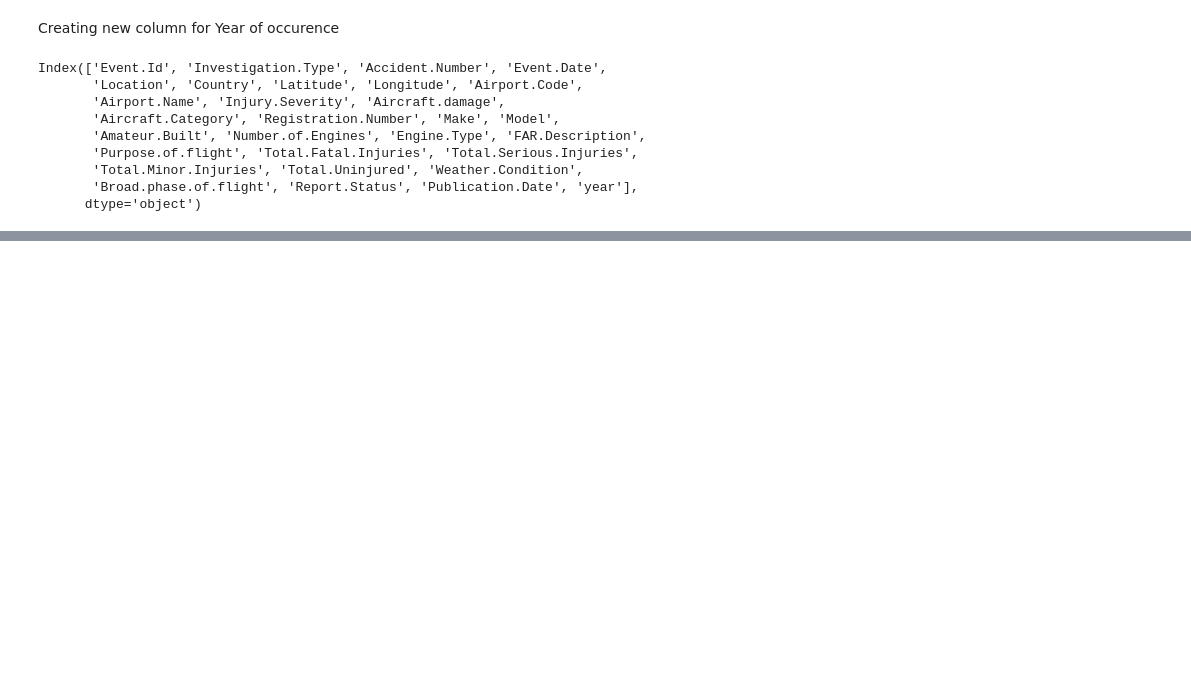
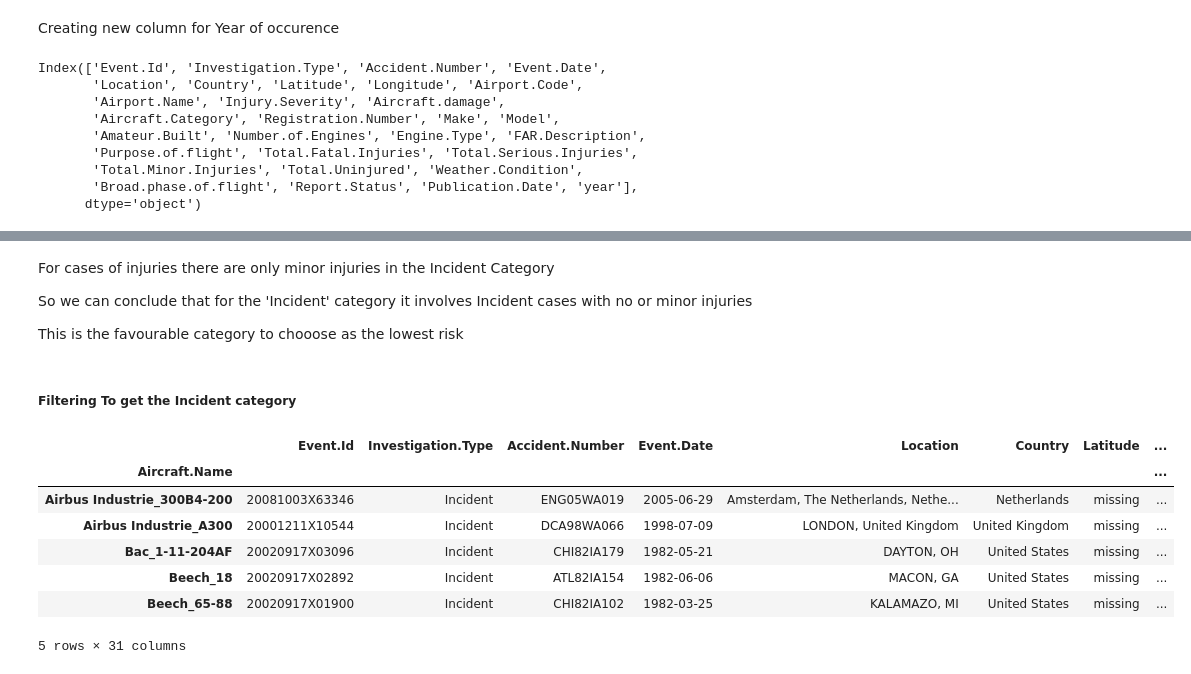
Before and after one commit to ericks-on/Aircraft_Risk_Analysis, a Jupyter notebook: index.ipynb, the cells around one changed output, grey strips where cells are left out. Saved outputs shown, nothing was run; the diff lists cells and outputs as text; code cells hidden in the pictures; blank space fills up the shorter version.

```diff
--- a/index.ipynb
+++ b/index.ipynb
@@ -354,0 +485,5 @@ Index(['Event.Id', 'Investigation.Type', 'Accident.Number', 'Event.Date',
+# %%
+accident_incident_count_df['total_count'] = (
+    accident_incident_count_df['Accident'] +
+    accident_incident_count_df['Incident']
+)
@@ -354,0 +630,23 @@ Index(['Event.Id', 'Investigation.Type', 'Accident.Number', 'Event.Date',
+# %% [markdown]
+For cases of injuries there are only minor injuries in the Incident Category
+
+So we can conclude that for the 'Incident' category it involves Incident cases with no or minor injuries
+
+This is the favourable category to chooose as the lowest risk
+# %% [markdown]
+##### Filtering To get the Incident category
+# %%
+second_metric_df = first_metric_df[
+    first_metric_df['Injury.Severity'] == 'Incident'
+]
+
+second_metric_df.head()
+# %% [output]
+|  | Event.Id | Investigation.Type | Accident.Number | Event.Date | Location | Country | Latitude | ... |
+| Aircraft.Name |  |  |  |  |  |  |  | ... |
+| Airbus Industrie_300B4-200 | 20081003X63346 | Incident | ENG05WA019 | 2005-06-29 | Amsterdam, The Netherlands, Nethe... | Netherlands | missing | ... |
+| Airbus Industrie_A300 | 20001211X10544 | Incident | DCA98WA066 | 1998-07-09 | LONDON, United Kingdom | United Kingdom | missing | ... |
+| Bac_1-11-204AF | 20020917X03096 | Incident | CHI82IA179 | 1982-05-21 | DAYTON, OH | United States | missing | ... |
+| Beech_18 | 20020917X02892 | Incident | ATL82IA154 | 1982-06-06 | MACON, GA | United States | missing | ... |
+| Beech_65-88 | 20020917X01900 | Incident | CHI82IA102 | 1982-03-25 | KALAMAZO, MI | United States | missing | ... |
+5 rows × 31 columns
```
Also changed, not shown: parts of 46 cells of this notebook.
